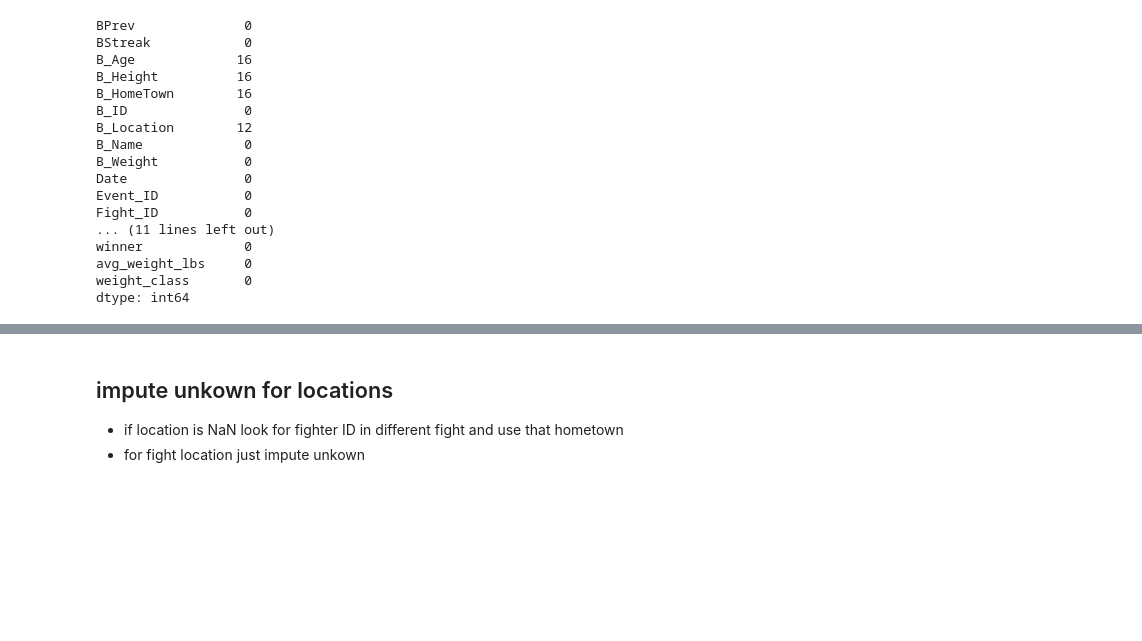
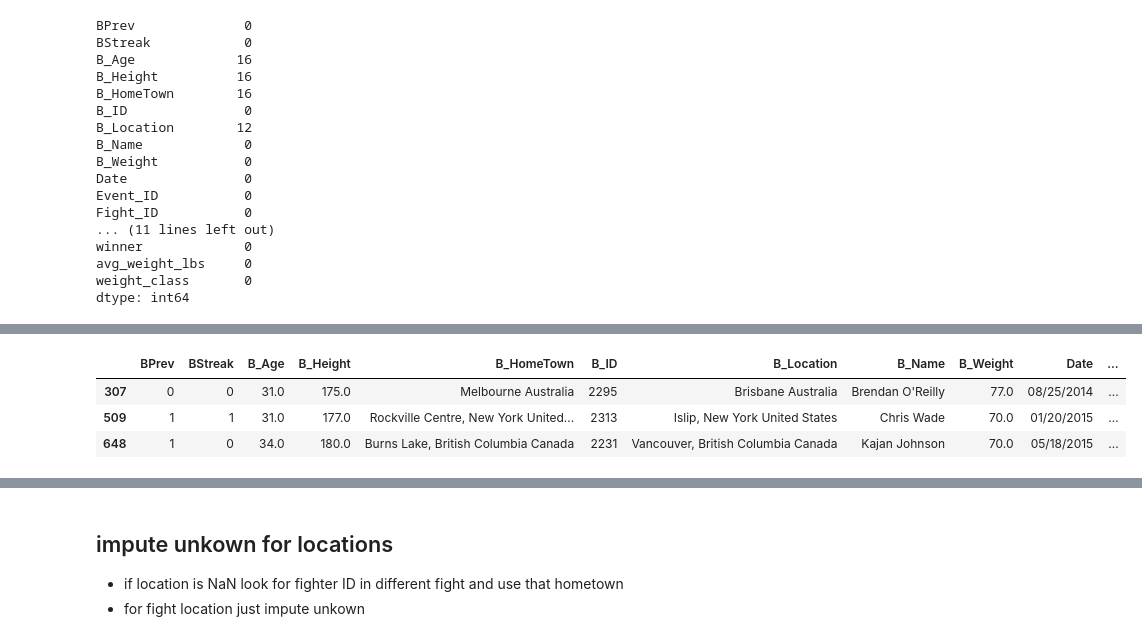
Before and after one commit to PWalis/UFC_DataAnalysis, a Jupyter notebook: Data_cleaning.ipynb, the cells around one changed output, grey strips where cells are left out. Saved outputs shown, nothing was run; the diff lists cells and outputs as text; code cells hidden in the pictures; blank space fills up the shorter version.

```diff
--- a/Data_cleaning.ipynb
+++ b/Data_cleaning.ipynb
@@ -70,0 +76,10 @@ df_nans
+# %%
+gimmie = df[df['R_ID'] == 2179]
+# n = gimmie.iloc[0]['R_Height']
+# pd.isna(n)
+gimmie
+# %% [output]
+|  | BPrev | BStreak | B_Age | B_Height | B_HomeTown | B_ID | B_Location | B_Name | B_Weight | Date | ... |
+| 307 | 0 | 0 | 31.0 | 175.0 | Melbourne Australia | 2295 | Brisbane Australia | Brendan O'Reilly | 77.0 | 08/25/2014 | ... |
+| 509 | 1 | 1 | 31.0 | 177.0 | Rockville Centre, New York United... | 2313 | Islip, New York United States | Chris Wade | 70.0 | 01/20/2015 | ... |
+| 648 | 1 | 0 | 34.0 | 180.0 | Burns Lake, British Columbia Canada | 2231 | Vancouver, British Columbia Canada | Kajan Johnson | 70.0 | 05/18/2015 | ... |
```
Also changed, not shown: parts of 7 cells of this notebook.
